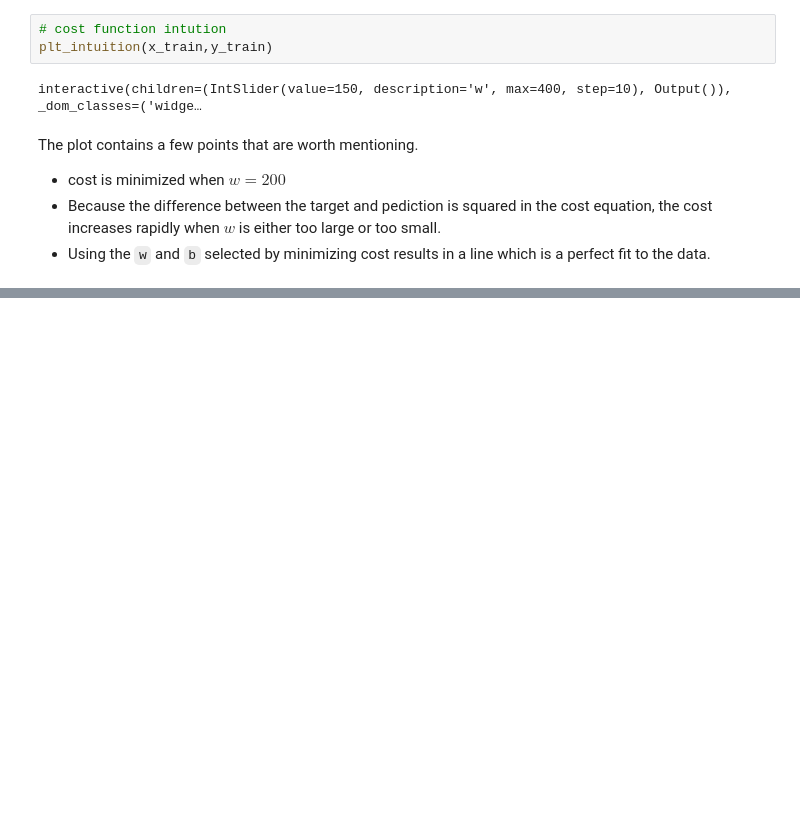
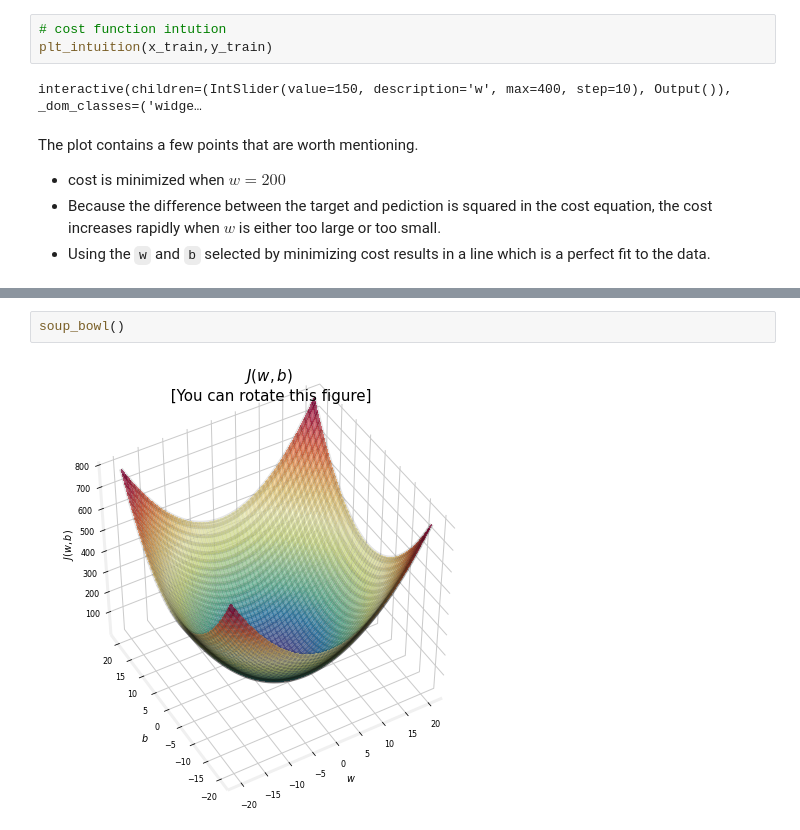
Before and after one commit to BANZOM/MachingLearningStuffs, a Jupyter notebook: cost_function.ipynb, the cells around one changed output, grey strips where cells are left out. Drawn from its saved outputs; the diff is of its cells as text; blank space fills up the shorter version.

```diff
--- a/cost_function.ipynb
+++ b/cost_function.ipynb
@@ -51,0 +70,4 @@ The plot contains a few points that are worth mentioning.
+# %%
+soup_bowl()
+# %% [output]
+[figure, added]
```
Also changed, not shown: parts of 5 cells of this notebook.
